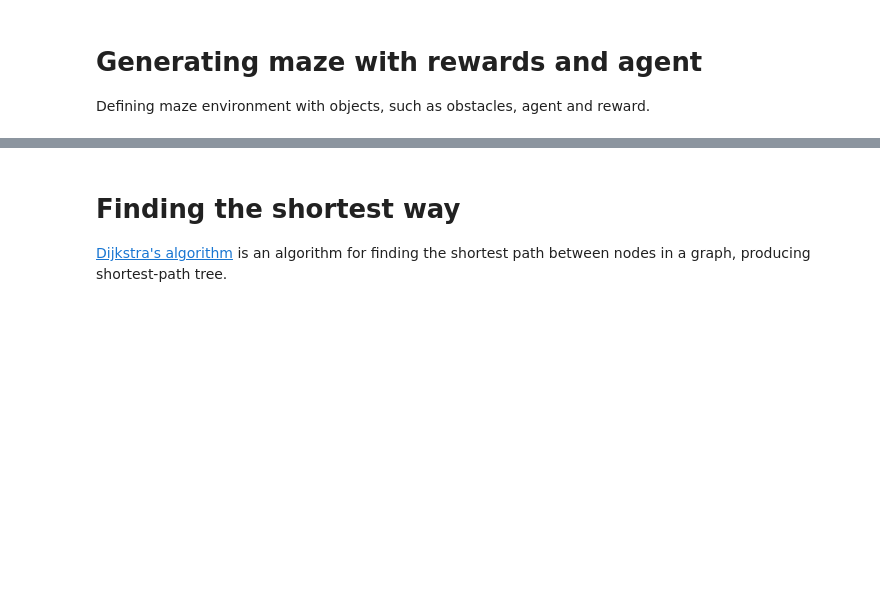
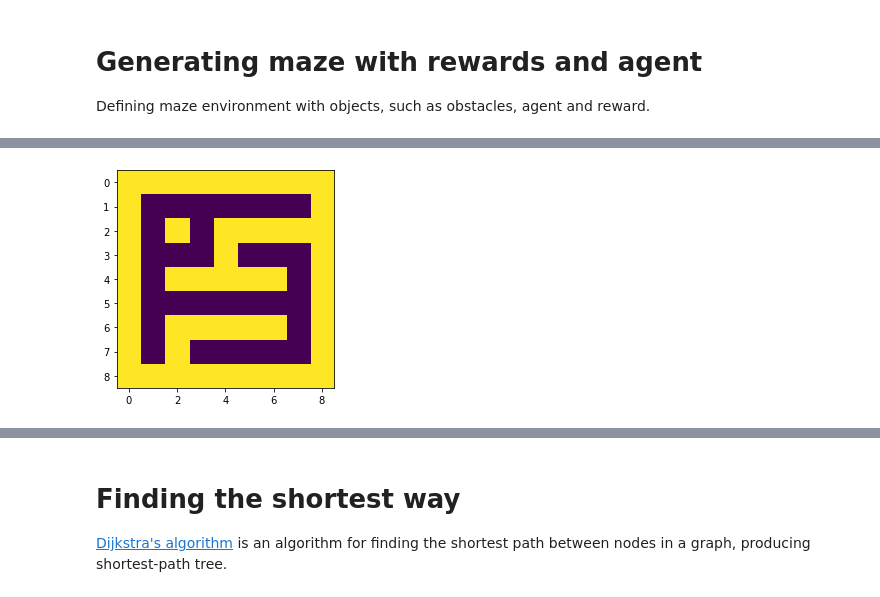
Before and after one commit to wsojka00/graph_navig, a Jupyter notebook: mazelab/experiment.ipynb, the cells around one changed output, grey strips where cells are left out. Drawn from its saved outputs; the diff is of its cells as text; code cells hidden in the pictures; blank space fills up the shorter version.

```diff
--- a/mazelab/experiment.ipynb
+++ b/mazelab/experiment.ipynb
@@ -10,3 +10,14 @@ from scipy.sparse.csgraph import dijkstra
 
 from mazelab import VonNeumannMotion
 from mazelab import MooreMotion
+# %%
+## in ASCII \# for walls and \. for a possible way
+
+## in numpy array \1 for walls and \0 for a possible way
+
+f = open('1.txt', 'r')
+maze_txt = f.read()
+print(maze_txt)
+
+g = open('2.txt', 'r')
+maze2_txt = g.read()
@@ -12,0 +34,14 @@ from mazelab import MooreMotion
+# %%
+maze_lst = []
+for i in maze_txt:
+    if i == "#":
+        maze_lst.append(1)
+    elif i == ".":
+        maze_lst.append(0)
+    else:
+        continue
+print(len(maze_lst))
+
+maze = np.array(maze_lst)
+maze = maze.reshape(9,9)
+maze
@@ -13,2 +59,11 @@ from mazelab import MooreMotion
+# %%
+start_idx = [[1,7]]
+goal_idx = [[7, 3]]
+
+plt.imshow(maze)
+
+env_id = 'MazeRoom-v0'
+# %% [output]
+[figure, added]
 # %%
 # Four room task
```
Also changed, not shown: parts of 13 cells of this notebook, 4 other files.
